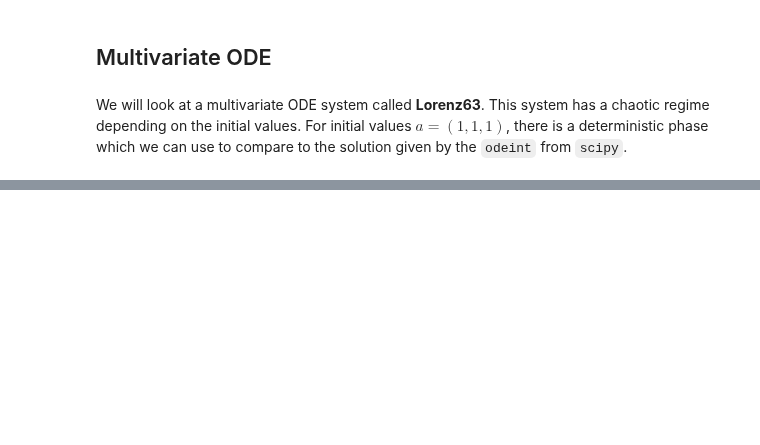
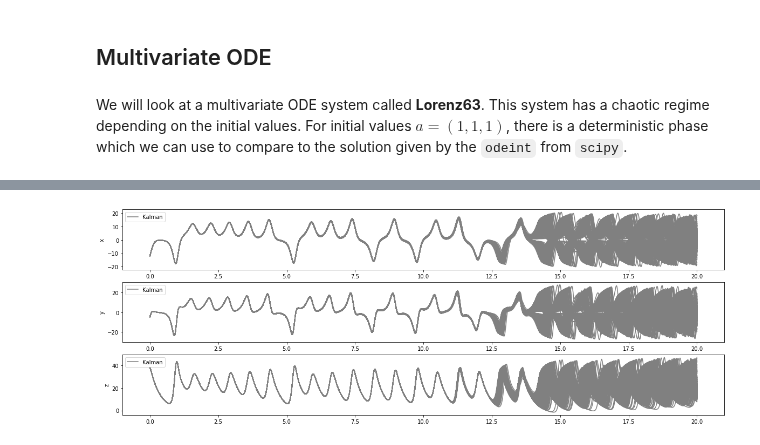
Before and after one commit to mlysy/rodeo-legacy, a Jupyter notebook: probDE/Examples/tutorial.ipynb, the cells around one changed output, grey strips where cells are left out. Saved outputs shown, nothing was run; the diff lists cells and outputs as text; code cells hidden in the pictures; blank space fills up the shorter version.

Commit message:
Updated Lorenz Example

```diff
--- a/probDE/Examples/tutorial.ipynb
+++ b/probDE/Examples/tutorial.ipynb
@@ -232,0 +238,20 @@ for i in range(n):
+# %%
+draws = 1000
+Xn = np.load("Lorenz1000.npy")
+# %%
+_, axs = plt.subplots(n, 1, figsize=(20, 7))
+ylabel = ['x', 'y', 'z']
+for i in range(n):
+    for j in range(draws):
+        if j == (draws -1):
+            axs[i].plot(tseq, Xn[j, :, p*i],
+                       color="gray", alpha=1, label="Kalman")
+            axs[i].set_ylabel(ylabel[i])
+        else:
+            axs[i].plot(tseq, Xn[j, :, p*i],
+                       color="gray", alpha=1)
+
+    #axs[i].plot(tseq, exact[:, i], label='Exact')
+    axs[i].legend(loc='upper left')
+# %% [output]
+[figure, added]
```
Also changed, not shown: parts of 6 cells of this notebook.
